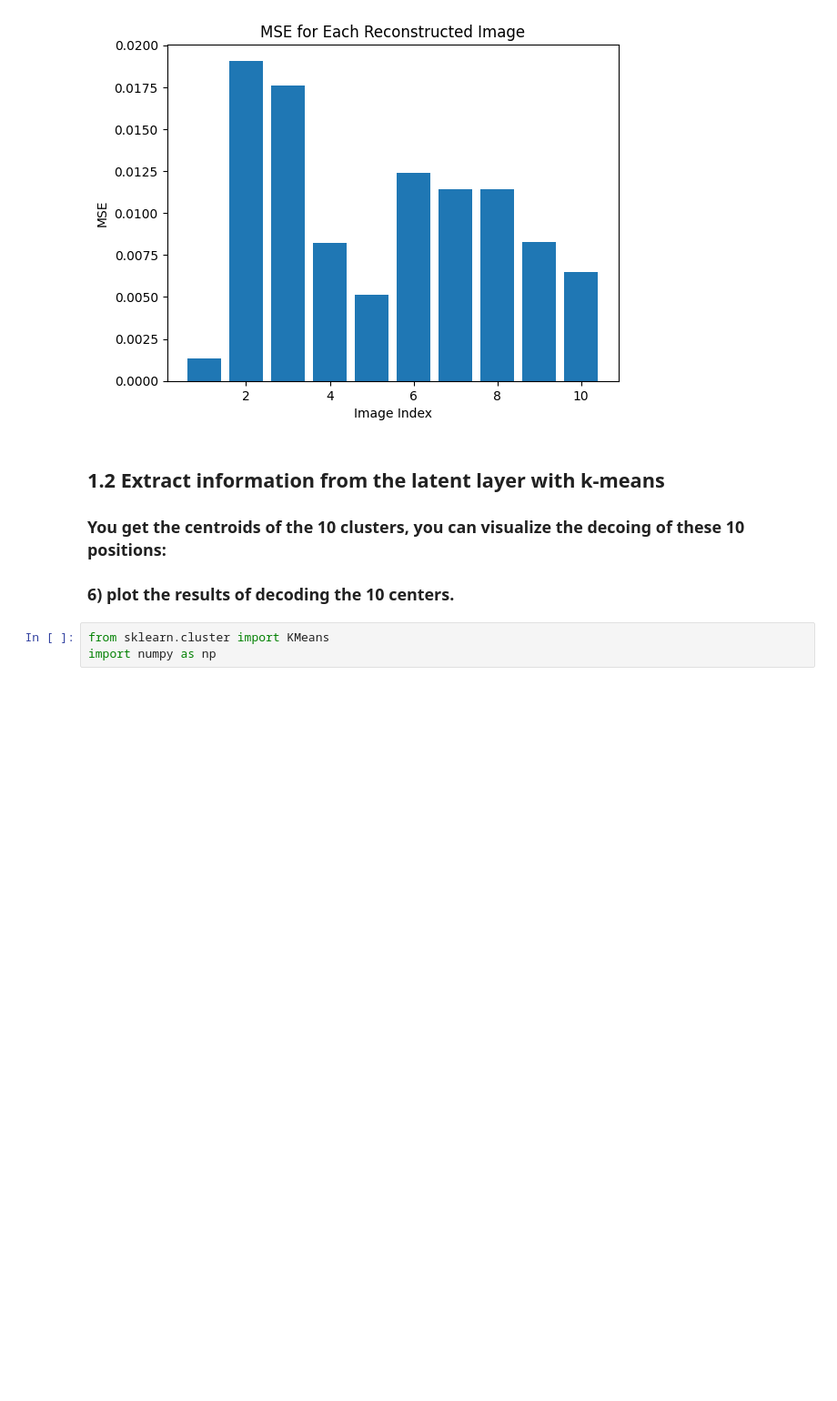
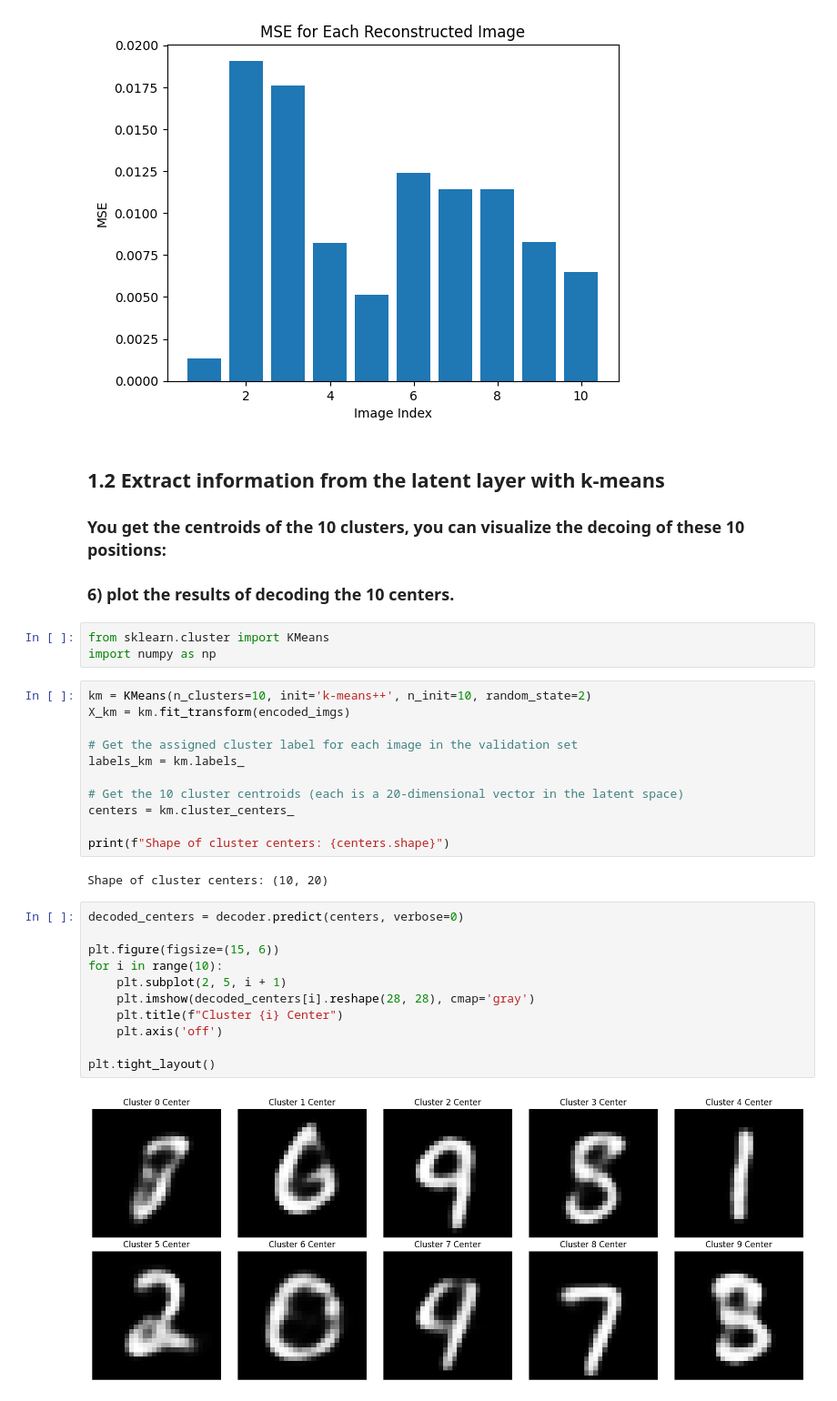
Before and after one commit to mazapataa/NNbasic, a Jupyter notebook: P5_Auto_Encoder_1.ipynb, the cells around one changed output. Shown at 91% size. Cells and saved outputs as stored; diff of their text form; blank space fills up the shorter version.

```diff
--- a/P5_Auto_Encoder_1.ipynb
+++ b/P5_Auto_Encoder_1.ipynb
@@ -284,3 +284,29 @@ Average Relative MSE: 6.1749%
 # %%
 from sklearn.cluster import KMeans
 import numpy as np
+# %%
+km = KMeans(n_clusters=10, init='k-means++', n_init=10, random_state=2)
+X_km = km.fit_transform(encoded_imgs)
+
+# Get the assigned cluster label for each image in the validation set
+labels_km = km.labels_
+
+# Get the 10 cluster centroids (each is a 20-dimensional vector in the latent space)
+centers = km.cluster_centers_
+
+print(f"Shape of cluster centers: {centers.shape}")
+# %% [output]
+Shape of cluster centers: (10, 20)
+# %%
+decoded_centers = decoder.predict(centers, verbose=0)
+
+plt.figure(figsize=(15, 6))
+for i in range(10):
+    plt.subplot(2, 5, i + 1)
+    plt.imshow(decoded_centers[i].reshape(28, 28), cmap='gray')
+    plt.title(f"Cluster {i} Center")
+    plt.axis('off')
+
+plt.tight_layout()
+# %% [output]
+[figure, added]
```
Also changed, not shown: parts of 29 cells of this notebook.
